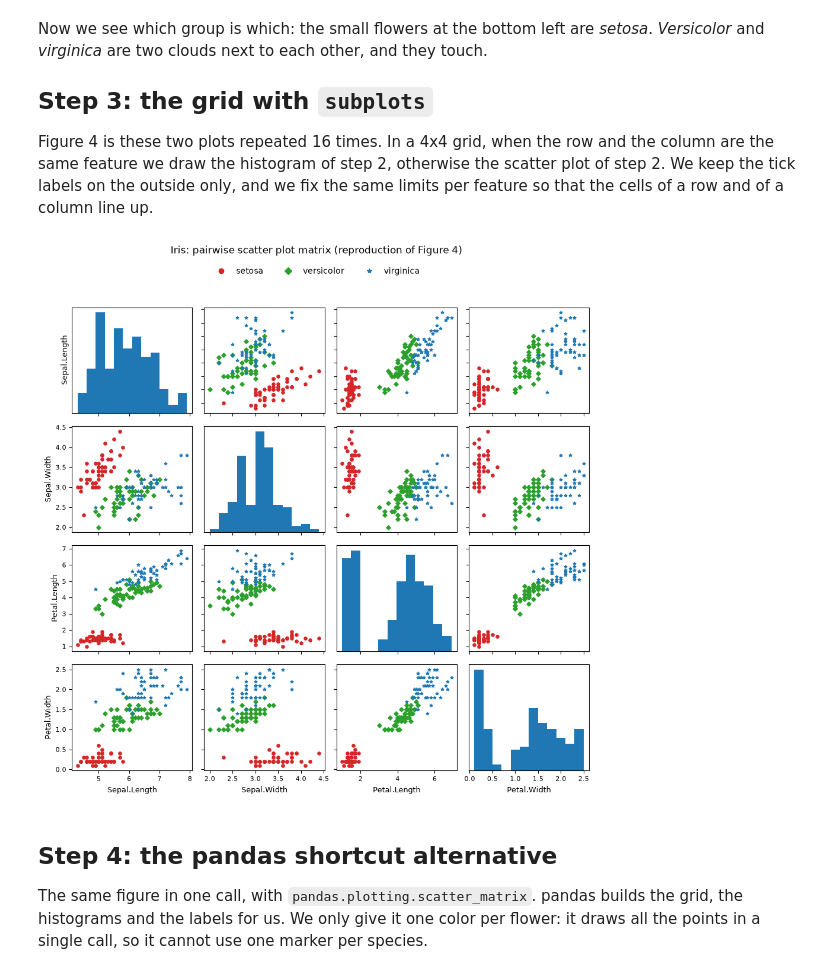
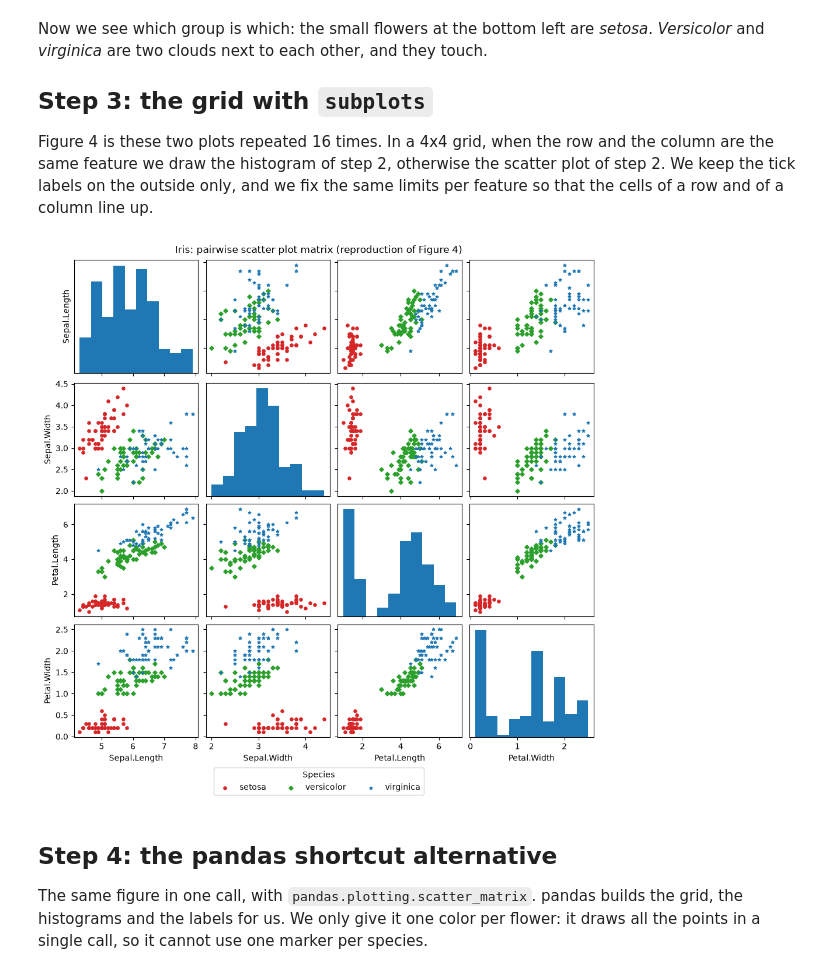
Before and after one commit to NoeBerdoz/FTP_MachLe, a Jupyter notebook: PW1/pw1.ipynb, the cells around one changed output. Saved outputs shown, nothing was run; the diff lists cells and outputs as text; code cells hidden in the pictures.

```diff
--- a/PW1/pw1.ipynb
+++ b/PW1/pw1.ipynb
@@ -86,20 +86,21 @@ tell which species is which, because they are all drawn in the same color.
 
 Off the diagonal, a **scatter plot** of two features, with one color and one marker per species.
 # %%
-fig, ax = plt.subplots(figsize=(5.5, 4.2))
+figure, axis = plt.subplots()
+
 for species, style in STYLE.items():
     subset = iris[iris["Species"] == species]
-    ax.scatter(
+    axis.scatter(
         subset["Petal.Length"],
         subset["Petal.Width"],
-        s=36,
         color=style["color"],
         marker=style["marker"],
         label=species,
     )
-ax.set_xlabel("Petal.Length")
-ax.set_ylabel("Petal.Width")
-ax.set_title("Scatter plot: an off-diagonal cell of Figure 4", fontsize=10)
-ax.legend(title="Species")
+
+axis.set_xlabel("Petal.Length")
+axis.set_ylabel("Petal.Width")
+axis.set_title("Scatter plot: an off-diagonal cell of Figure 4")
+axis.legend(title="Species")
 plt.show()
 # %% [output]
@@ -114,56 +115,58 @@ Figure 4 is these two plots repeated 16 times. In a 4x4 grid, when the row and t
 draw the histogram of step 2, otherwise the scatter plot of step 2. We keep the tick labels on the outside only,
 and we fix the same limits per feature so that the cells of a row and of a column line up.
 # %%
-n = len(FEATURES)
+number_of_features = len(FEATURES)
 
-# One range per feature, with a 5% margin, shared by every cell of a row and of a column.
+# The same limits for a feature everywhere it appears, so that the cells of a row and of
+# a column line up. The 5% margin is the one pandas uses in scatter_matrix.
 limits = {}
 for feature in FEATURES:
-    low, high = iris[feature].min(), iris[feature].max()
-    margin = 0.05 * (high - low)
-    limits[feature] = (low - margin, high + margin)
+    minimum, maximum = iris[feature].min(), iris[feature].max()
+    margin = 0.05 * (maximum - minimum)
+    limits[feature] = (minimum - margin, maximum + margin)
 
-fig, axes = plt.subplots(n, n, figsize=(9.5, 9.5))
+# figsize: the default (6.4 x 4.8 inches) is made for one plot, here we draw 16 of them.
+# layout="constrained": lets matplotlib place the title and the legend without overlap.
+figure, grid = plt.subplots(
+    number_of_features, number_of_features, figsize=(9.5, 9.5), layout="constrained"
+)
 
 for row, y_feature in enumerate(FEATURES):
-    for col, x_feature in enumerate(FEATURES):
-        ax = axes[row, col]
-        if row == col:
-            ax.hist(iris[x_feature], bins=12, color="tab:blue")
-            ax.set_yticks([])  # a count, not the feature of the row
+    for column, x_feature in enumerate(FEATURES):
+        cell = grid[row, column]
+        if row == column:
+            cell.hist(iris[x_feature])
+            cell.set_yticks([])  # a count, not the feature of the row
         else:
             for species, style in STYLE.items():
                 subset = iris[iris["Species"] == species]
-                ax.scatter(
+                cell.scatter(
                     subset[x_feature],
                     subset[y_feature],
-                    s=14,
+                    s=14,  # smaller than the default (36), the cells are small
                     color=style["color"],
                     marker=style["marker"],
                     label=species,
                 )
-            ax.set_ylim(limits[y_feature])
-        ax.set_xlim(limits[x_feature])
-        if col == 0:
-            ax.set_ylabel(y_feature, fontsize=9)
+            cell.set_ylim(limits[y_feature])
+        cell.set_xlim(limits[x_feature])
+        if column == 0:
+            cell.set_ylabel(y_feature)
         else:
-            ax.tick_params(labelleft=False)
-        if row == n - 1:
-            ax.set_xlabel(x_feature, fontsize=9)
+            cell.tick_params(labelleft=False)  # labels on the border of the grid only
+        if row == number_of_features - 1:
+            cell.set_xlabel(x_feature)
         else:
-            ax.tick_params(labelbottom=False)
-        ax.tick_params(labelsize=8)
+            cell.tick_params(labelbottom=False)
 
-handles = [
-    plt.Line2D([], [], linestyle="", color=style["color"], marker=style["marker"], label=species)
-    for species, style in STYLE.items()
-]
-fig.suptitle("Iris: pairwise scatter plot matrix (reproduction of Figure 4)", y=0.99)
-fig.legend(handles=handles, loc="upper center", bbox_to_anchor=(0.5, 0.965), ncol=3, frameon=False)
-fig.tight_layout(rect=(0, 0, 1, 0.93))
+# One legend for the whole figure, taken from one scatter cell: they all use the same
+# colors, markers and labels.
+legend_handles, legend_labels = grid[0, 1].get_legend_handles_labels()
+figure.legend(legend_handles, legend_labels, loc="outside lower center", ncol=3, title="Species")
+figure.suptitle("Iris: pairwise scatter plot matrix (reproduction of Figure 4)")
 plt.show()
 # %% [output]
-[figure, old version]
+[figure, new version]
 # %% [markdown]
 ## Step 4: the pandas shortcut alternative
 
```
Also changed, not shown: parts of 6 cells of this notebook.
